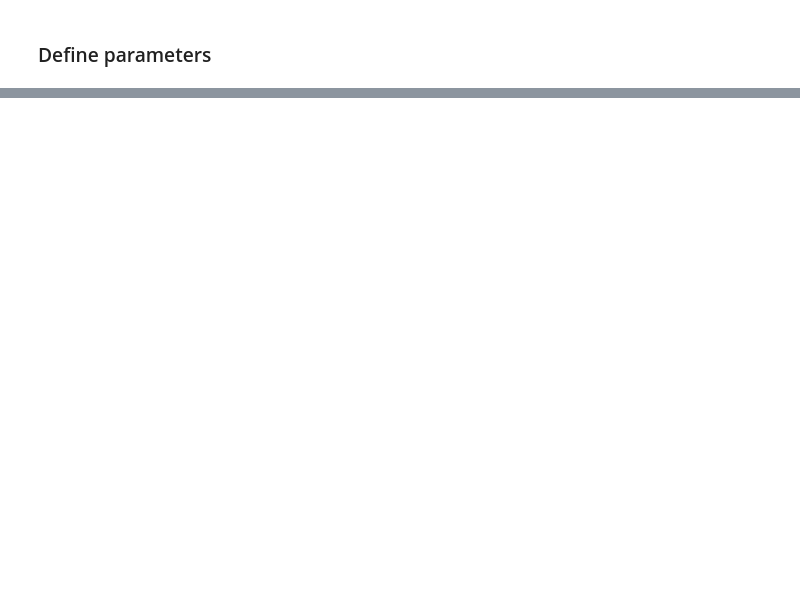
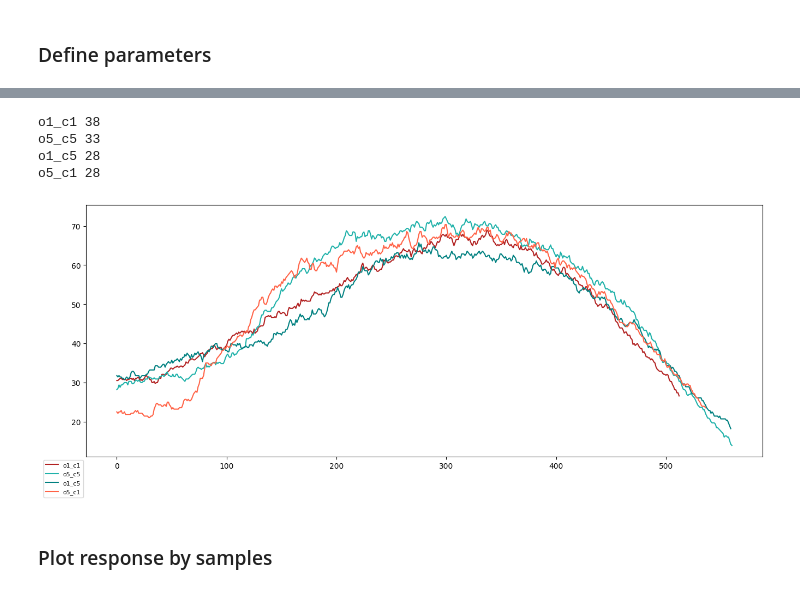
Before and after one commit to Ibos-lab/EphysVibe, a Jupyter notebook: examples/tuning_curves.ipynb, the cells around one changed output, grey strips where cells are left out. Saved outputs shown, nothing was run; the diff lists cells and outputs as text; code cells hidden in the pictures; blank space fills up the shorter version.

```diff
--- a/examples/tuning_curves.ipynb
+++ b/examples/tuning_curves.ipynb
@@ -803,0 +168,2 @@ IndexError: boolean index did not match indexed array along dimension 1; dimensi
+# %%
+task_corr_in, idx_tr_corr_in = get_task_variables(data,bhv,in_out='in')
@@ -803,0 +179,45 @@ IndexError: boolean index did not match indexed array along dimension 1; dimensi
+# %%
+# Select data for the relevant trials
+test_stimuli = bhv.test_stimuli[idx_tr_corr_in]
+code_numbers = data.code_numbers[idx_tr_corr_in]
+code_samples = data.code_samples[idx_tr_corr_in]
+sp_samples = data.sp_samples[idx_tr_corr_in,i_neuron]
+# %%
+task_one_neuron=task_corr_in[task_corr_in['i_neuron']==i_neuron]
+task_trials = task_one_neuron['trial_idx'].values
+# select trials with at least one spike
+trial_idx = task_trials[np.nansum(sp_samples[task_trials],axis=1)>0]
+task_fr = task_one_neuron[np.in1d(task_one_neuron['trial_idx'] , trial_idx)]
+# %%
+## Mean match response to each sample
+fig,ax = plt.subplots(figsize = (16,6))
+for sample in ['o1_c1','o5_c5','o1_c5','o5_c1']:
+    task_sample = task_fr[task_fr['sample']==sample]
+    code_samples_samp = code_samples[task_sample['trial_idx']]
+    sp_samples_samp = sp_samples[task_sample['trial_idx']]
+    test_stimuli_samp = test_stimuli[task_sample['trial_idx']]
+    test_stimuli_samp = test_stimuli_samp.astype(str)
+    num_sample = sample[1]+sample[-1]
+    test_stimuli_o1c1 = np.where(np.char.find(test_stimuli_samp,num_sample)==0,True,False)
+    i_trial, i_test = np.where(test_stimuli_o1c1)
+    tests_on = code_samples_samp[i_trial,2*i_test+6].astype(int)
+    sp_stim = sp_samples_samp[i_trial]
+    sp_tests_o1c1 = SpikeData.indep_roll(sp_stim, -(tests_on-t_before), axis=1)[:, :t_after+550+t_before]
+
+    sp_tests_o1c1_avg = sp_tests_o1c1.mean(axis=0)
+    print('%s %d'%(sample,sp_tests_o1c1.shape[0]))
+    sp_tests_o1c1_avg = firing_rate.moving_average(data=sp_tests_o1c1_avg,win=win,step=1)[t_after-win:t_after+450+win]*1000
+
+    style1 = '-'
+    ax.plot(sp_tests_o1c1_avg,linestyle=style1,color=task_constants.PALETTE_B1[sample],label=sample)
+
+    # ax.set_ylim(0,25)
+    plt.legend(loc='upper right', bbox_to_anchor=(0, 0), prop={'size': 8})
+# %% [output]
+o1_c1 38
+o5_c5 33
+o1_c5 28
+o5_c1 28
+[figure, added]
+# %% [markdown]
+### Plot response by samples
```
Also changed, not shown: parts of 72 cells of this notebook, 2 other files.
